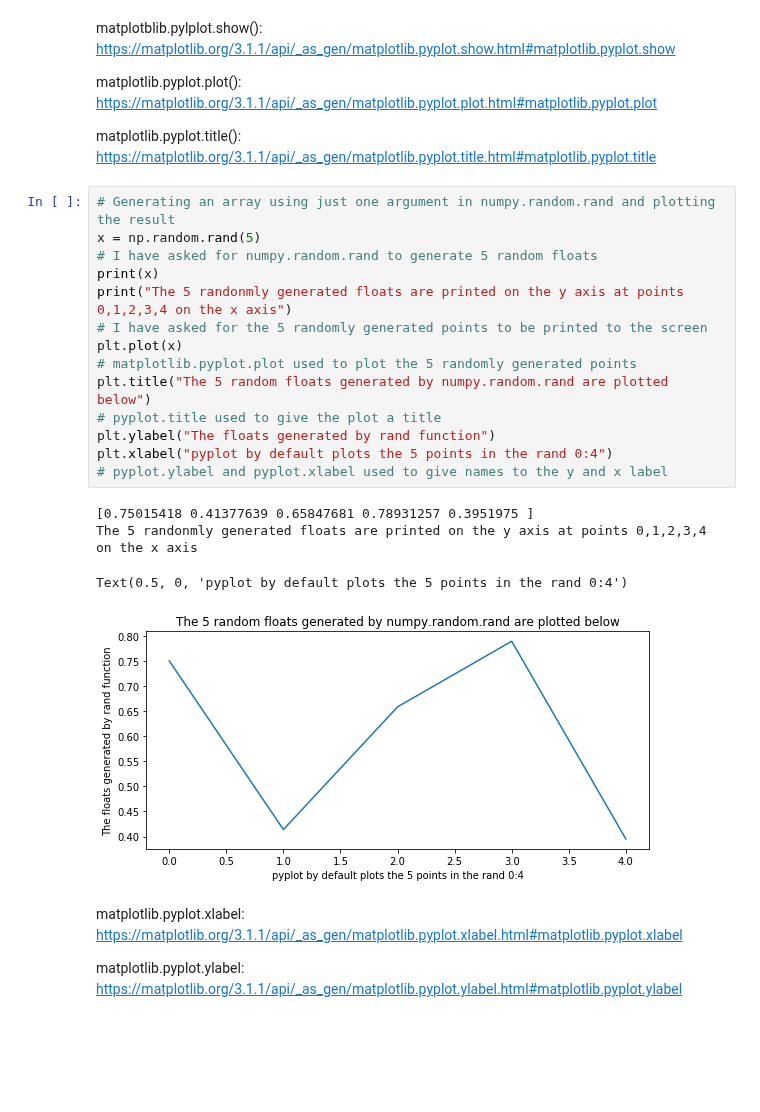
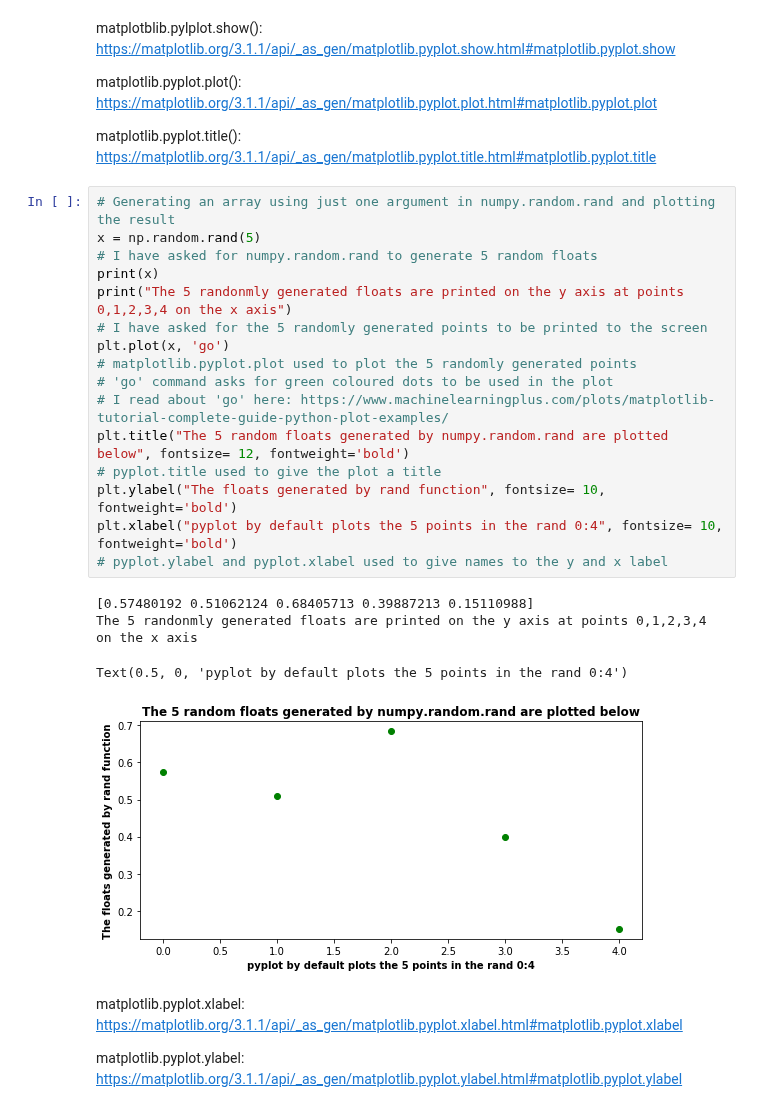
Before and after one commit to johndunne2019/numpy.random, a Jupyter notebook: numpy-random.ipynb, the cells around one changed output. Saved outputs shown, nothing was run; the diff lists cells and outputs as text; blank space fills up the shorter version.

```diff
--- a/numpy-random.ipynb
+++ b/numpy-random.ipynb
@@ -194,22 +203,24 @@ matplotlib.pyplot.title(): https://matplotlib.org/3.1.1/api/_as_gen/matplotlib.p
 # %%
 # Generating an array using just one argument in numpy.random.rand and plotting the result
 x = np.random.rand(5)
 # I have asked for numpy.random.rand to generate 5 random floats
 print(x)
 print("The 5 randonmly generated floats are printed on the y axis at points 0,1,2,3,4 on the x axis")
 # I have asked for the 5 randomly generated points to be printed to the screen
-plt.plot(x)
+plt.plot(x, 'go')
 # matplotlib.pyplot.plot used to plot the 5 randomly generated points
-plt.title("The 5 random floats generated by numpy.random.rand are plotted below")
+# 'go' command asks for green coloured dots to be used in the plot
+# I read about 'go' here: https://www.machinelearningplus.com/plots/matplotlib-tutorial-complete-guide-python-plot-examples/
+plt.title("The 5 random floats generated by numpy.random.rand are plotted below", fontsize= 12, fontweight='bold')
 # pyplot.title used to give the plot a title
-plt.ylabel("The floats generated by rand function")
-plt.xlabel("pyplot by default plots the 5 points in the rand 0:4")
+plt.ylabel("The floats generated by rand function", fontsize= 10, fontweight='bold')
+plt.xlabel("pyplot by default plots the 5 points in the rand 0:4", fontsize= 10, fontweight='bold')
 # pyplot.ylabel and pyplot.xlabel used to give names to the y and x label
 # %% [output]
-[0.75015418 0.41377639 0.65847681 0.78931257 0.3951975 ]
+[0.57480192 0.51062124 0.68405713 0.39887213 0.15110988]
 The 5 randonmly generated floats are printed on the y axis at points 0,1,2,3,4 on the x axis
 Text(0.5, 0, 'pyplot by default plots the 5 points in the rand 0:4')
-[figure, old version]
+[figure, new version]
 # %% [markdown]
 matplotlib.pyplot.xlabel: https://matplotlib.org/3.1.1/api/_as_gen/matplotlib.pyplot.xlabel.html#matplotlib.pyplot.xlabel
 
```
Also changed, not shown: parts of 11 cells of this notebook, 1 other file.
